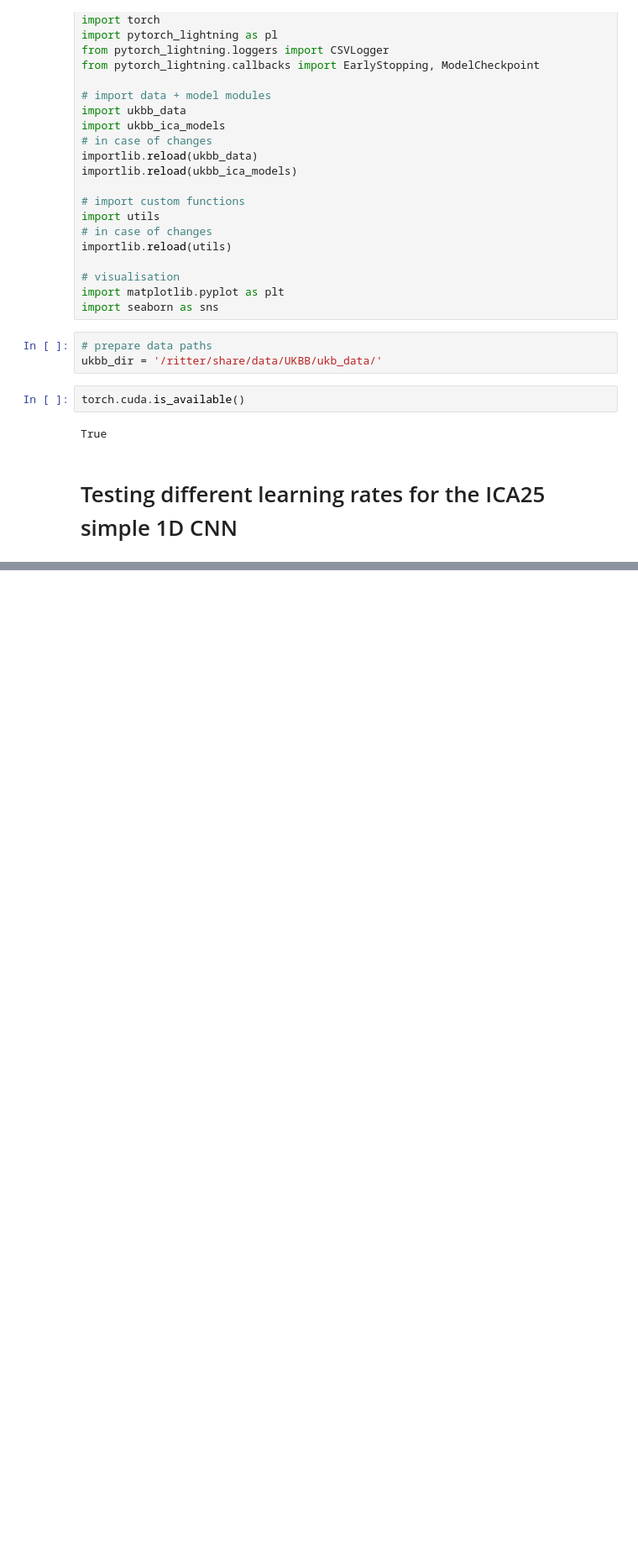
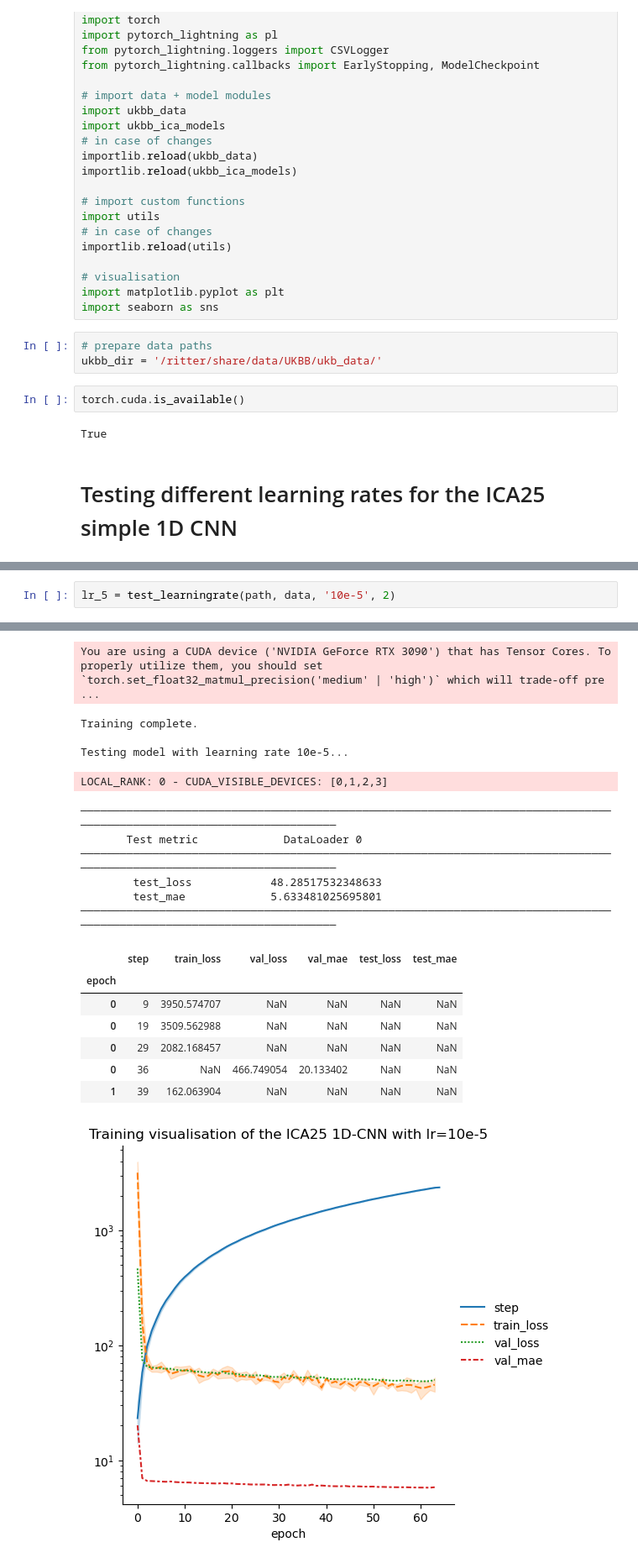
Before and after one commit to laura-riedel/IM, a Jupyter notebook: src/ICA25 - 1D CNN learning rate.ipynb, the cells around one changed output, grey strips where cells are left out. Shown at 84% size. Drawn from its saved outputs; the diff is of its cells as text; blank space fills up the shorter version.

```diff
--- a/src/ICA25 - 1D CNN learning rate.ipynb
+++ b/src/ICA25 - 1D CNN learning rate.ipynb
@@ -81,0 +230,3 @@ for lr in lrs:
+# %%
+lr_5 = test_learningrate(path, data, '10e-5', 2)
+# %% [output]
@@ -81,0 +250,19 @@ for lr in lrs:
+You are using a CUDA device ('NVIDIA GeForce RTX 3090') that has Tensor Cores. To properly utilize them, you should set `torch.set_float32_matmul_precision('medium' | 'high')` which will trade-off pre ...
+Training complete.
+
+Testing model with learning rate 10e-5...
+LOCAL_RANK: 0 - CUDA_VISIBLE_DEVICES: [0,1,2,3]
+────────────────────────────────────────────────────────────────────────────────────────────────────────────────────────
+       Test metric             DataLoader 0
+────────────────────────────────────────────────────────────────────────────────────────────────────────────────────────
+        test_loss            48.28517532348633
+        test_mae             5.633481025695801
+────────────────────────────────────────────────────────────────────────────────────────────────────────────────────────
+|  | step | train_loss | val_loss | val_mae | test_loss | test_mae |
+| epoch |  |  |  |  |  |  |
+| 0 | 9 | 3950.574707 | NaN | NaN | NaN | NaN |
+| 0 | 19 | 3509.562988 | NaN | NaN | NaN | NaN |
+| 0 | 29 | 2082.168457 | NaN | NaN | NaN | NaN |
+| 0 | 36 | NaN | 466.749054 | 20.133402 | NaN | NaN |
+| 1 | 39 | 162.063904 | NaN | NaN | NaN | NaN |
+[figure, added]
```
Also changed, not shown: parts of 14 cells of this notebook, 37 other files.
